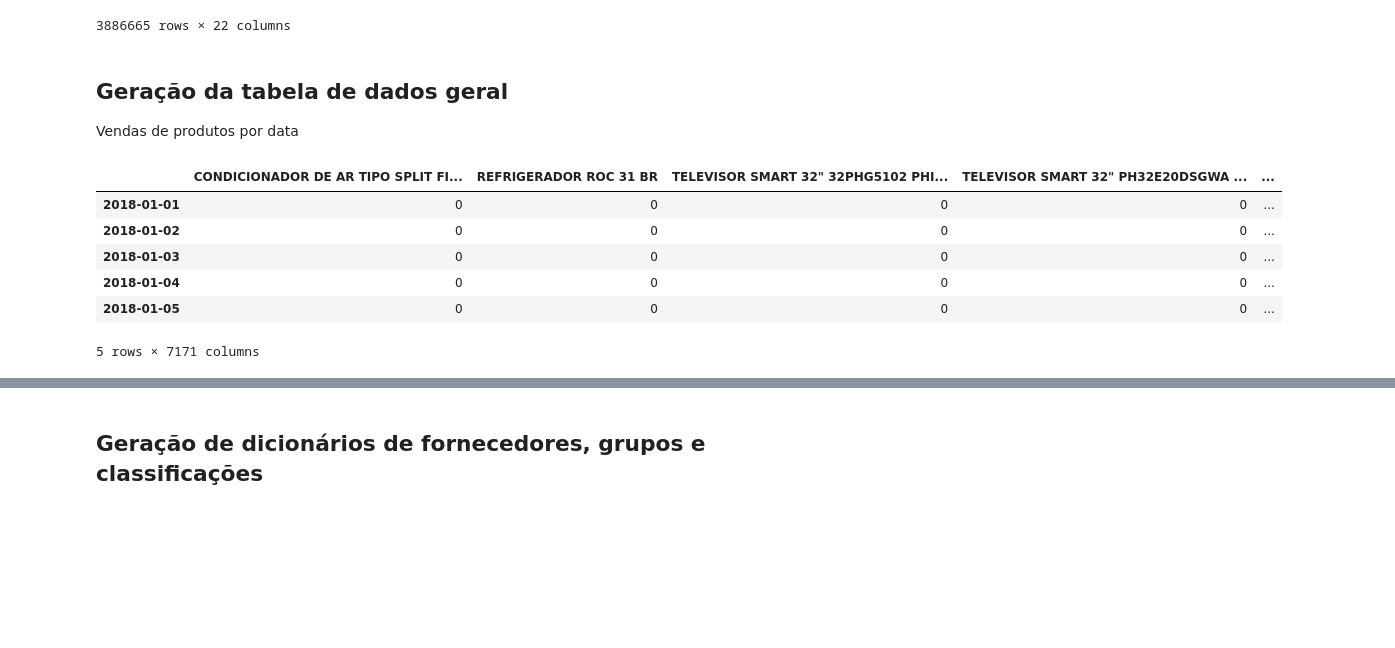
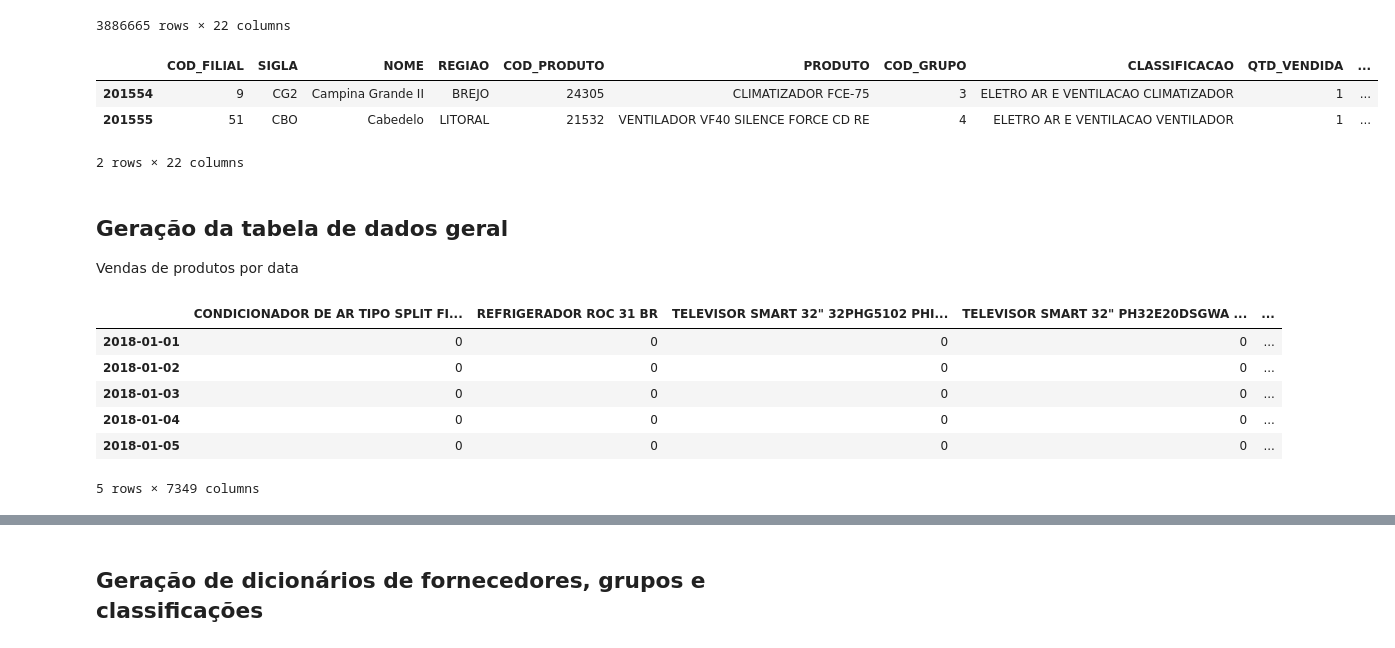
Before and after one commit to LuyzaDomingos/PrevisaoVendasFinalVersion, a Jupyter notebook: previsao/ProcessamentoDados.ipynb, the cells around one changed output, grey strips where cells are left out. Saved outputs shown, nothing was run; the diff lists cells and outputs as text; code cells hidden in the pictures; blank space fills up the shorter version.

Commit message:
Date fix

```diff
--- a/previsao/ProcessamentoDados.ipynb
+++ b/previsao/ProcessamentoDados.ipynb
@@ -6,7 +6,7 @@ dfs = []
 for txt in ['2018.txt', '2019.txt', '2020.txt','2021.txt']:
     df = pd.read_csv(txt, delimiter=';', encoding = 'cp1252')
     df.columns = ['COD_FILIAL', 'SIGLA', 'NOME', 'REGIAO', 'COD_PRODUTO', 'PRODUTO', 'COD_GRUPO', 'CLASSIFICACAO', 'QTD_VENDIDA', 'DATA', 'COD_FILIAL_', 'COD_ENTREGA', 'ENTREGA', 'ANO/MES', 'MES', '1', '2', 'CD', '3', '4', 'SUBCATEGORIA', 'FORNECEDOR']
-    df['DATA'] = pd.to_datetime(df['DATA'], format='%d/%m/%Y %H:%M:%S')
+    df['DATA'] = pd.to_datetime(df['DATA'], dayfirst=True)
     dfs.append(df)
 df = pd.concat(dfs)
 
@@ -25,14 +25,22 @@ df
 | 203875 | 35 | SRT | Sta. Rita | LITORAL | 27251 | CAPINHA A31 | 1002 | CELULAR ACESSORIO ACESSORIO | 2 | ... |
 | 203876 | 48 | MTO | Monteiro | BREJO | 27251 | CAPINHA A31 | 1002 | CELULAR ACESSORIO ACESSORIO | 1 | ... |
 3886665 rows × 22 columns
+# %%
+df = df.sort_values(by='DATA', ascending=True)
+df.head(2)
+# %% [output]
+|  | COD_FILIAL | SIGLA | NOME | REGIAO | COD_PRODUTO | PRODUTO | COD_GRUPO | CLASSIFICACAO | QTD_VENDIDA | ... |
+| 201554 | 9 | CG2 | Campina Grande II | BREJO | 24305 | CLIMATIZADOR FCE-75 | 3 | ELETRO AR E VENTILACAO CLIMATIZADOR | 1 | ... |
+| 201555 | 51 | CBO | Cabedelo | LITORAL | 21532 | VENTILADOR VF40 SILENCE FORCE CD RE | 4 | ELETRO AR E VENTILACAO VENTILADOR | 1 | ... |
+2 rows × 22 columns
 # %% [markdown]
 ## Geração da tabela de dados geral
 
 Vendas de produtos por data
 # %%
-dfg = df.drop(columns=['COD_FILIAL', 'SIGLA', 'NOME', 'REGIAO', 'COD_PRODUTO', 'COD_GRUPO', 'CLASSIFICACAO', 'COD_FILIAL_', 'COD_ENTREGA', 'ENTREGA', 'ANO/MES', 'MES', '1', '2', 'CD', '3', '4', 'SUBCATEGORIA', 'FORNECEDOR'])
+dfg = df.drop(columns=['COD_FILIAL', 'SIGLA', 'NOME', 'REGIAO', 'COD_PRODUTO', 'COD_GRUPO', 'CLASSIFICACAO', 'COD_FILIAL_', 'COD_ENTREGA', 'ENTREGA', 'ANO/MES', '1', '2', 'CD', '3', '4', 'SUBCATEGORIA', 'FORNECEDOR'])
 
-index = pd.date_range(start='2018-01-01', end='2021-03-12', freq='D')
+index = pd.date_range(start='2018-01-01', end='2021-04-01', freq='D')
 columns = dfg['PRODUTO'].unique()
 
 df2 = pd.DataFrame(index=index, columns=columns)
@@ -45,7 +53,7 @@ df2.head()
 | 2018-01-03 | 0 | 0 | 0 | 0 | ... |
 | 2018-01-04 | 0 | 0 | 0 | 0 | ... |
 | 2018-01-05 | 0 | 0 | 0 | 0 | ... |
-5 rows × 7171 columns
+5 rows × 7349 columns
 # %%
 p = 0
 for product in columns:
```
Also changed, not shown: parts of 2 cells of this notebook, 2 other files.
